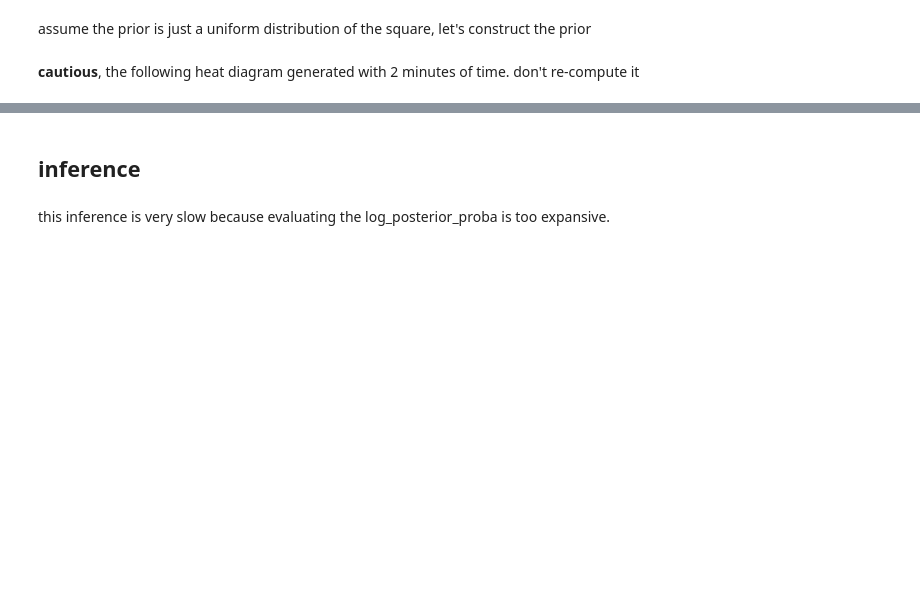
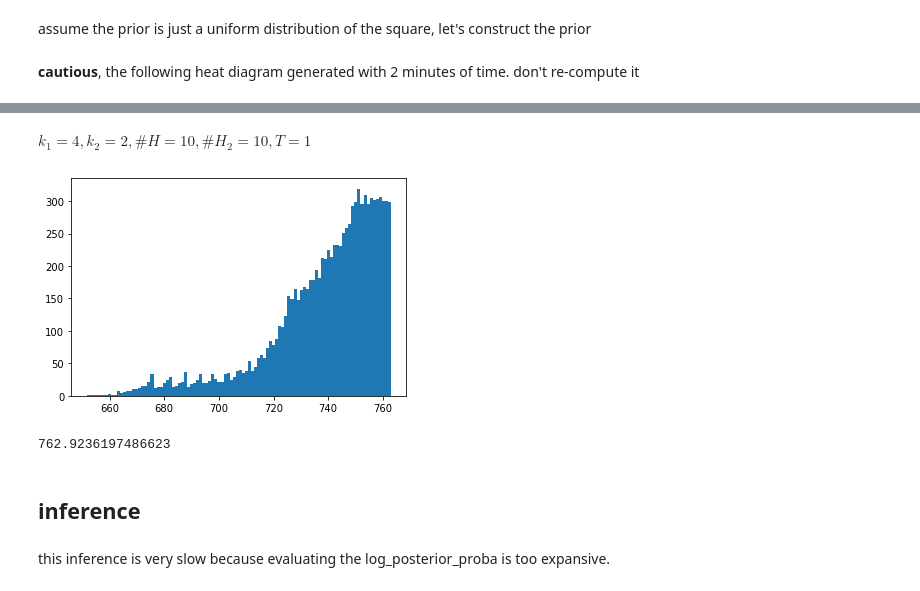
Before and after one commit to WangHaiYang874/ABC22, a Jupyter notebook: done works/gilespe hydroden mcmc inference 0.ipynb, the cells around one changed output, grey strips where cells are left out. Cells and saved outputs as stored; diff of their text form; code cells hidden in the pictures; blank space fills up the shorter version.

```diff
--- a/done works/gilespe hydroden mcmc inference 0.ipynb
+++ b/done works/gilespe hydroden mcmc inference 0.ipynb
@@ -253,3 +257,14 @@ model.posterior_heatmap(n=(100,100),s=10)
+# %% [markdown]
+$k_1 = 4, k_2 = 2, \#H = 10, \#H_2 = 10, T = 1 $
+# %%
+plt.hist(model.P[-1],bins=100)
+print()
+# %% [output]
+[figure, added]
+# %%
+model.P[-1].max()
+# %% [output]
+762.9236197486623
 # %% [markdown]
 ## inference
 # %% [markdown]
```
Also changed, not shown: parts of 17 cells of this notebook.
